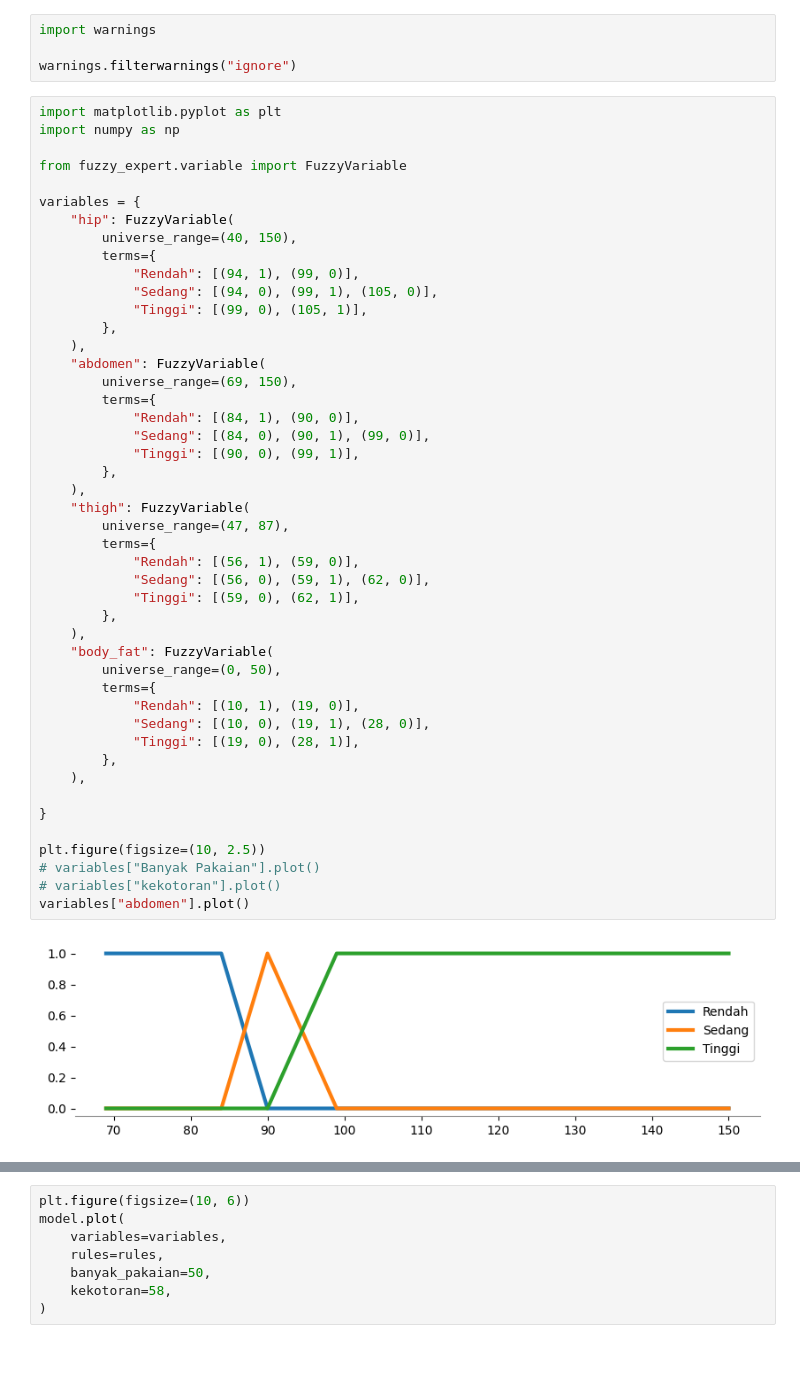
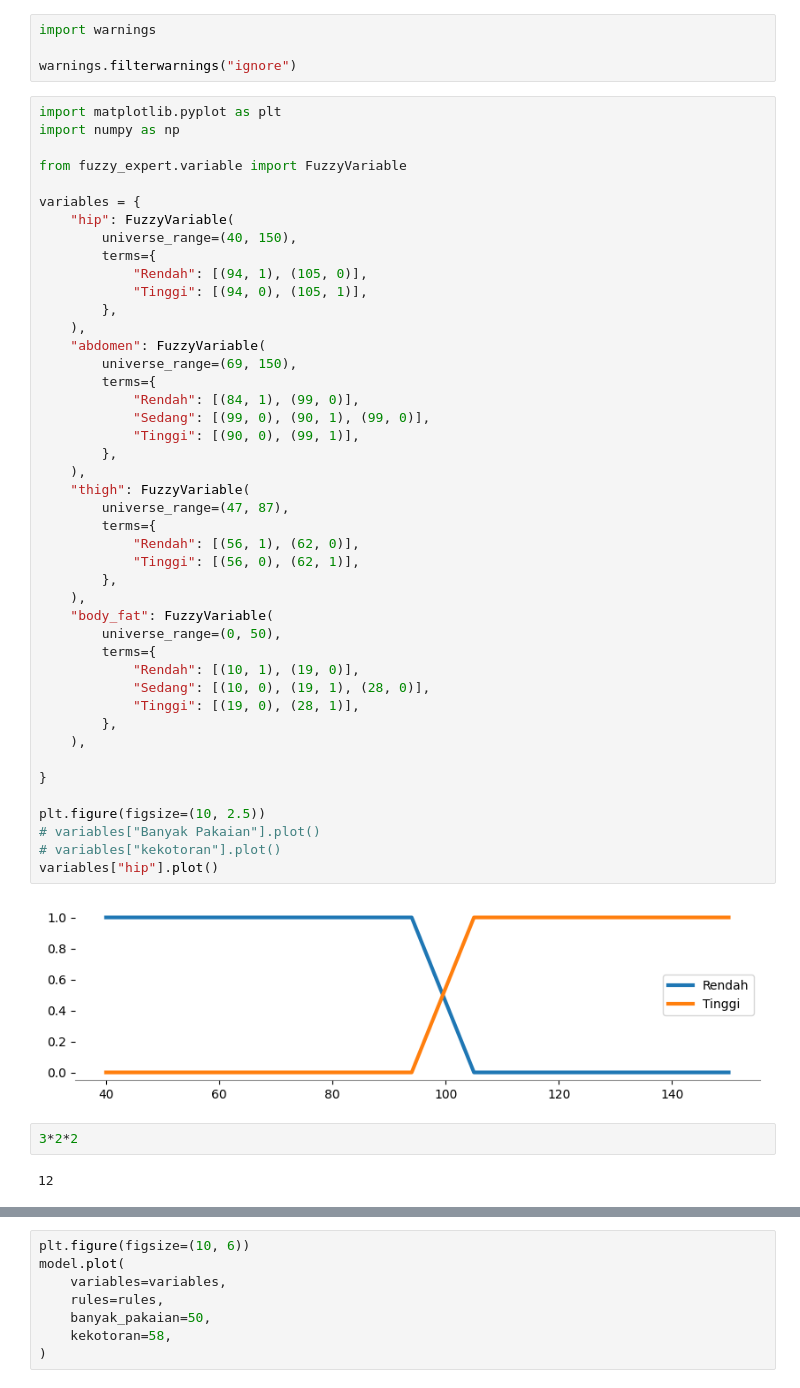
Before and after one commit to notnsas/cautious-eureka, a Jupyter notebook: pemodelan/Mamdani_fuzzy.ipynb, the cells around one changed output, grey strips where cells are left out. Saved outputs shown, nothing was run; the diff lists cells and outputs as text; blank space fills up the shorter version.

```diff
--- a/pemodelan/Mamdani_fuzzy.ipynb
+++ b/pemodelan/Mamdani_fuzzy.ipynb
@@ -40,44 +40,46 @@ variables = {
     "hip": FuzzyVariable(
         universe_range=(40, 150),
         terms={
-            "Rendah": [(94, 1), (99, 0)],
-            "Sedang": [(94, 0), (99, 1), (105, 0)],
-            "Tinggi": [(99, 0), (105, 1)],
+            "Rendah": [(94, 1), (105, 0)],
+            "Tinggi": [(94, 0), (105, 1)],
         },
     ),
     "abdomen": FuzzyVariable(
         universe_range=(69, 150),
         terms={
-            "Rendah": [(84, 1), (90, 0)],
-            "Sedang": [(84, 0), (90, 1), (99, 0)],
+            "Rendah": [(84, 1), (99, 0)],
+            "Sedang": [(99, 0), (90, 1), (99, 0)],
             "Tinggi": [(90, 0), (99, 1)],
         },
     ),
     "thigh": FuzzyVariable(
         universe_range=(47, 87),
         terms={
-            "Rendah": [(56, 1), (59, 0)],
-            "Sedang": [(56, 0), (59, 1), (62, 0)],
-            "Tinggi": [(59, 0), (62, 1)],
+            "Rendah": [(56, 1), (62, 0)],
+            "Tinggi": [(56, 0), (62, 1)],
         },
     ),
     "body_fat": FuzzyVariable(
         universe_range=(0, 50),
         terms={
             "Rendah": [(10, 1), (19, 0)],
             "Sedang": [(10, 0), (19, 1), (28, 0)],
             "Tinggi": [(19, 0), (28, 1)],
         },
     ),
 
 }
 
 plt.figure(figsize=(10, 2.5))
 # variables["Banyak Pakaian"].plot()
 # variables["kekotoran"].plot()
-variables["abdomen"].plot()
+variables["hip"].plot()
 # %% [output]
-[figure, old version]
+[figure, new version]
+# %%
+3*2*2
+# %% [output]
+12
 # %%
 from fuzzy_expert.rule import FuzzyRule
 
```
Also changed, not shown: parts of 2 cells of this notebook.
